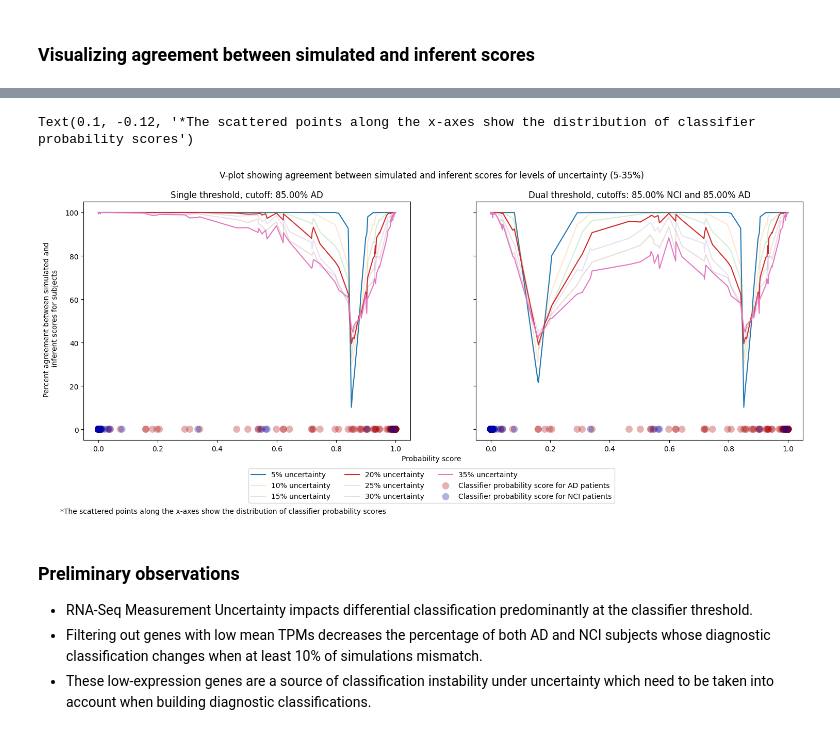
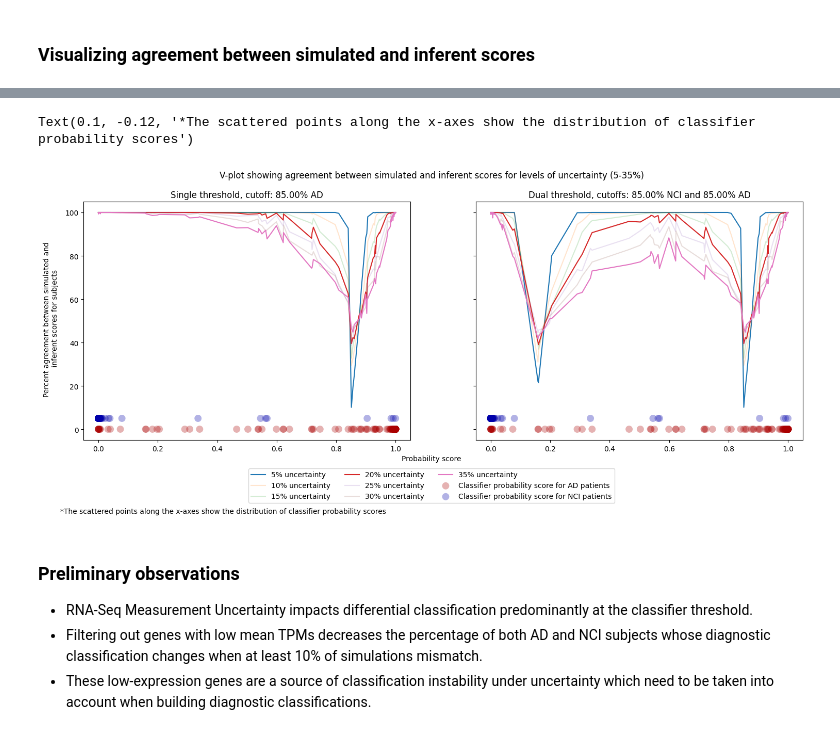
Before and after one commit to Translational-HDPM/T-HDPM_uncertainty_analysis, a Jupyter notebook: notebooks/uncertainty_analysis_adjusted_sd.ipynb, the cells around one changed output, grey strips where cells are left out. Cells and saved outputs as stored; diff of their text form; code cells hidden in the pictures.

Commit message:
Separate rows of AD and NCI subject scatterplots in V-plots

```diff
--- a/notebooks/uncertainty_analysis_adjusted_sd.ipynb
+++ b/notebooks/uncertainty_analysis_adjusted_sd.ipynb
@@ -468,7 +468,7 @@ plt.scatter(
 )
 plt.scatter(
     nci_probs,
-    np.ones_like(nci_probs) * 0.01,
+    np.ones_like(nci_probs) * 5.01,
     marker="o",
     label="Classifier probability score for NCI patients",
     c="#0000aa",
@@ -497,7 +497,7 @@ plt.scatter(
 )
 plt.scatter(
     nci_probs,
-    np.ones_like(nci_probs) * 0.01,
+    np.ones_like(nci_probs) * 5.01,
     marker="o",
     label="Classifier probability score for NCI patients",
     c="#0000aa",
@@ -509,34 +509,34 @@ plt.scatter(
 leg_handles, leg_labels = plt.gca().get_legend_handles_labels()
 fig.legend(
     leg_handles,
     leg_labels,
     loc="upper center",
     bbox_to_anchor=(0.5, 0.03),
     ncol=len(uncertainties) // 2,
 )
 fig.text(0.5, 0.05, "Probability score", va="center", ha="center")
 fig.text(
     0.09,
     0.5,
     "Percent agreement between simulated and\n inferent scores for subjects",
     va="center",
     ha="center",
     rotation="vertical",
 )
 
 fig.suptitle(
     "V-plot showing agreement between simulated and inferent scores for levels of uncertainty (5-35%)"
 )
 fig.text(
     0.1,
     -0.12,
     "*The scattered points along the x-axes show the distribution of classifier probability scores",
     ha="left",
     va="center",
 )
 # %% [output]
 Text(0.1, -0.12, '*The scattered points along the x-axes show the distribution of classifier probability scores')
-[figure, old version]
+[figure, new version]
 # %% [markdown]
 ### Preliminary observations
 
```
